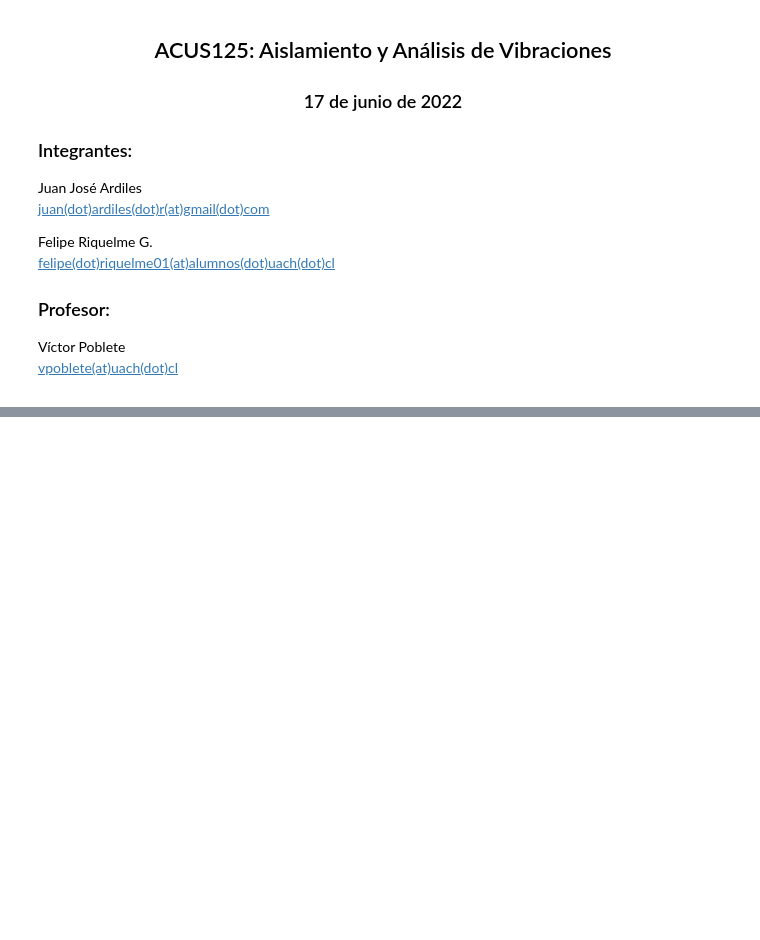
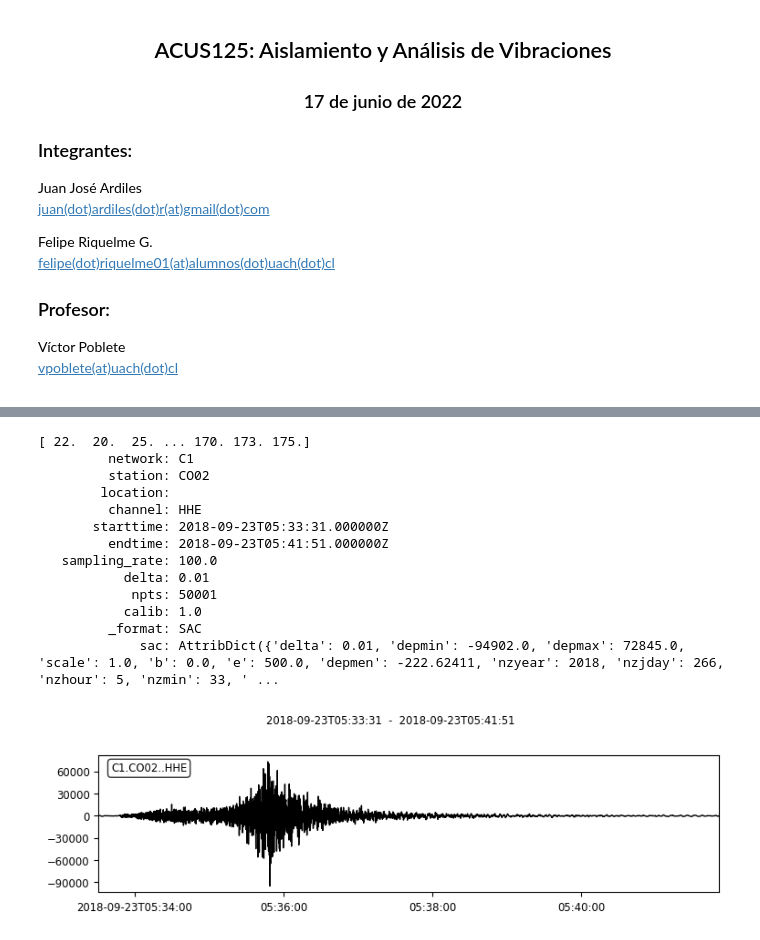
Before and after one commit to Juanjolio/Acus125---Trabajo-1, a Jupyter notebook: Trabajo 3/Untitled.ipynb, the cells around one changed output, grey strips where cells are left out. Cells and saved outputs as stored; diff of their text form; code cells hidden in the pictures; blank space fills up the shorter version.

Commit message:
lectura archivos

```diff
--- a/Trabajo 3/Untitled.ipynb
+++ b/Trabajo 3/Untitled.ipynb
@@ -18,0 +27,8 @@
+# %%
+#Stream es un archivo que contiene variada información de un evento
+st1_co02=read('Evento Sismico\CO02\CO02_HHE.SAC')  #Con la lectura, podemos saber cuantas trazas hay en el stream
+st2_co02=read('Evento Sismico\CO02\CO02_HHN.SAC')
+st3_co02=read('Evento Sismico\CO02\CO02_HHZ.SAC')
+print(st1_co02)
+print(st2_co02)
+print(st3_co02)
@@ -18,0 +58,25 @@
+# %%
+#Obtenemos la información que hay en la única traza que hay en el stream, posición 0
+tr=st1_co02[0]
+#Ahora con la función data se obtiene la información en forma de un array numpy
+data=tr.data
+print(data)
+#con la función stats se obtiene toda la metadata de la traza
+print(tr.stats)
+#Ahora se puede plotear la información con la siguiente linea
+tr.plot();
+# %% [output]
+[ 22.  20.  25. ... 170. 173. 175.]
+         network: C1
+         station: CO02
+        location:
+         channel: HHE
+       starttime: 2018-09-23T05:33:31.000000Z
+         endtime: 2018-09-23T05:41:51.000000Z
+   sampling_rate: 100.0
+           delta: 0.01
+            npts: 50001
+           calib: 1.0
+         _format: SAC
+             sac: AttribDict({'delta': 0.01, 'depmin': -94902.0, 'depmax': 72845.0, 'scale': 1.0, 'b': 0.0, 'e': 500.0, 'depmen': -222.62411, 'nzyear': 2018, 'nzjday': 266, 'nzhour': 5, 'nzmin': 33, ' ...
+[figure, added]
```
Also changed, not shown: parts of 6 cells of this notebook.
